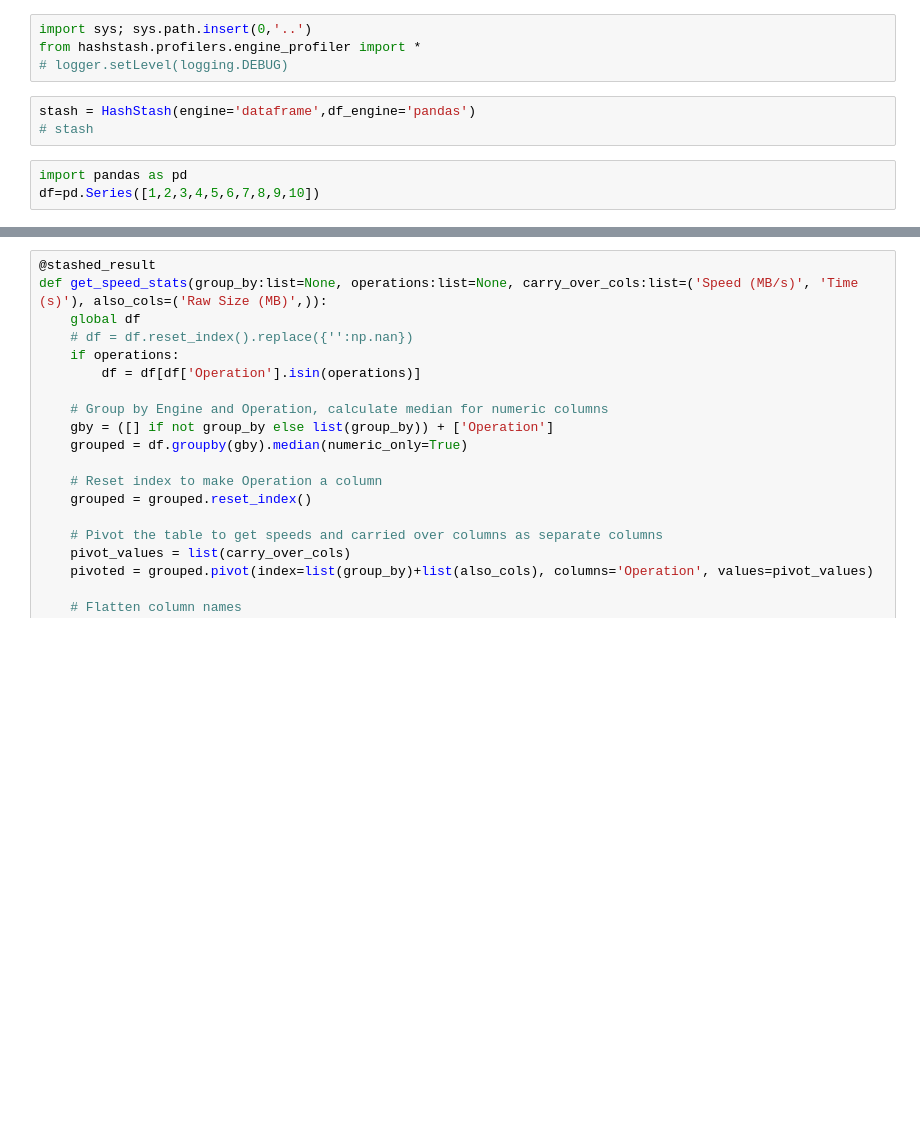
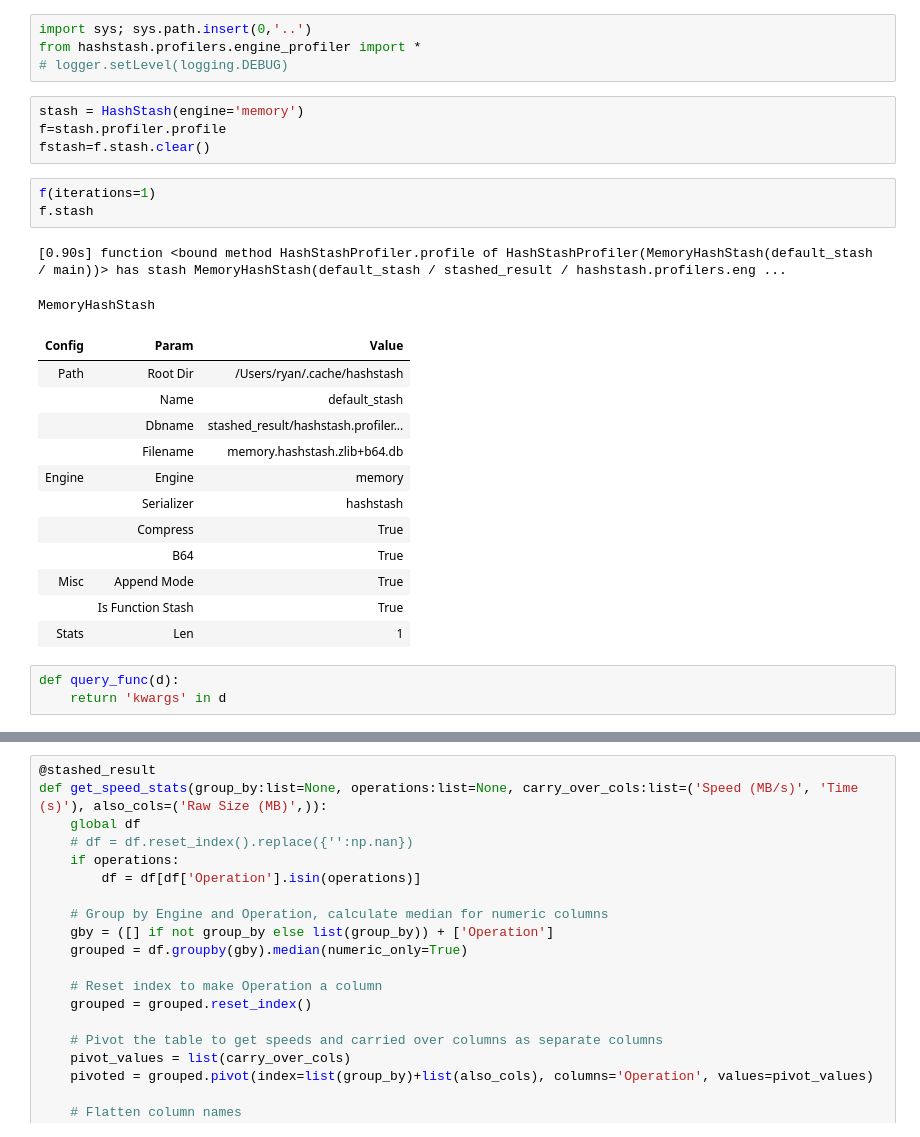
Before and after one commit to quadrismegistus/hashstash, a Jupyter notebook: notebooks/profilers.ipynb, the cells around one changed output, grey strips where cells are left out. Saved outputs shown, nothing was run; the diff lists cells and outputs as text; blank space fills up the shorter version.

```diff
--- a/notebooks/profilers.ipynb
+++ b/notebooks/profilers.ipynb
@@ -2,9 +2,28 @@
 import sys; sys.path.insert(0,'..')
 from hashstash.profilers.engine_profiler import *
 # logger.setLevel(logging.DEBUG)
-# %%
-stash = HashStash(engine='dataframe',df_engine='pandas')
-# stash
-# %%
-import pandas as pd
-df=pd.Series([1,2,3,4,5,6,7,8,9,10])
+# %%
+stash = HashStash(engine='memory')
+f=stash.profiler.profile
+fstash=f.stash.clear()
+# %%
+f(iterations=1)
+f.stash
+# %% [output]
+[0.90s] function <bound method HashStashProfiler.profile of HashStashProfiler(MemoryHashStash(default_stash / main))> has stash MemoryHashStash(default_stash / stashed_result / hashstash.profilers.eng ...
+MemoryHashStash
+| Config | Param | Value |
+| Path | Root Dir | /Users/ryan/.cache/hashstash |
+|  | Name | default_stash |
+|  | Dbname | stashed_result/hashstash.profiler... |
+|  | Filename | memory.hashstash.zlib+b64.db |
+| Engine | Engine | memory |
+|  | Serializer | hashstash |
+|  | Compress | True |
+|  | B64 | True |
+| Misc | Append Mode | True |
+|  | Is Function Stash | True |
+| Stats | Len | 1 |
+# %%
+def query_func(d):
+    return 'kwargs' in d
```
Also changed, not shown: parts of 29 cells of this notebook, 35 other files.
